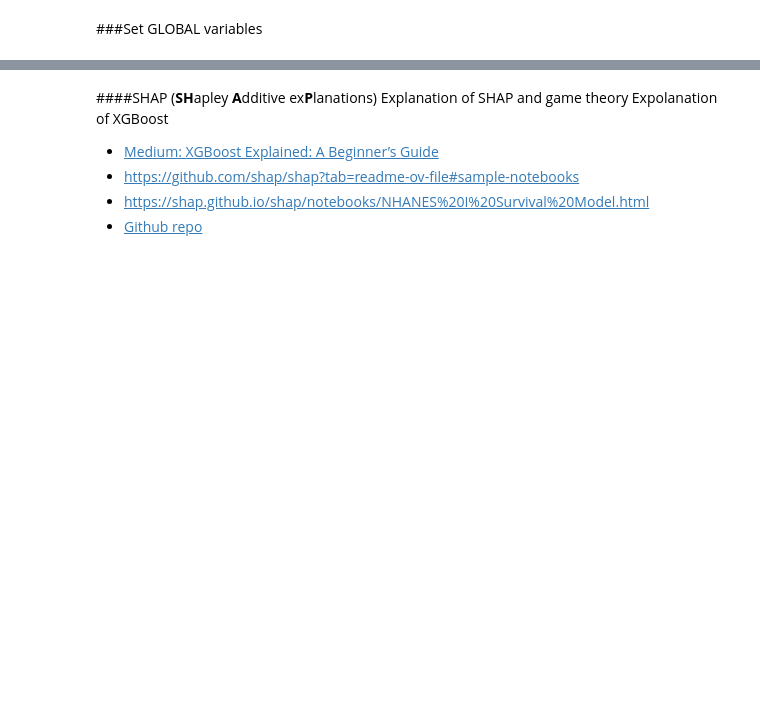
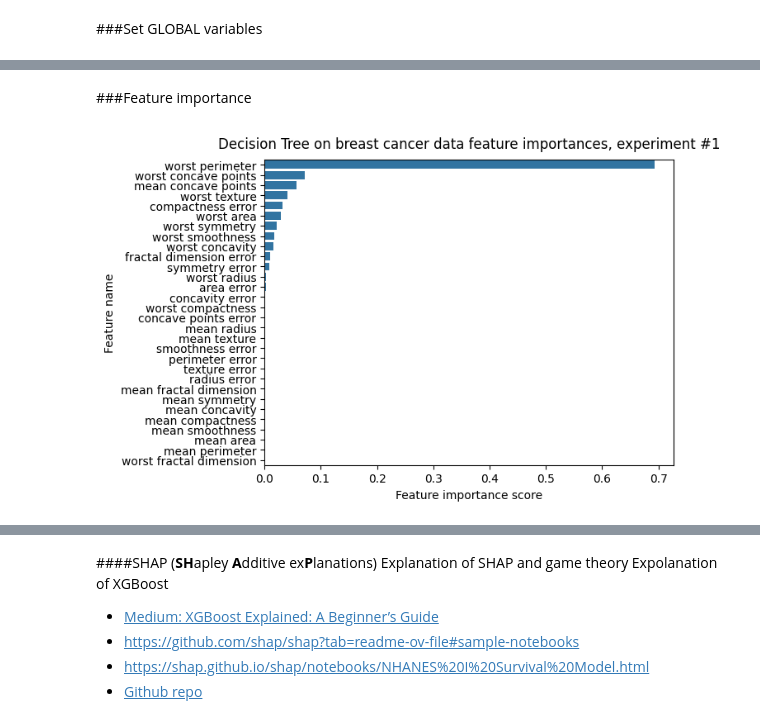
Before and after one commit to DannyData1419/Supervised-ML, a Jupyter notebook: Binary_Classification.ipynb, the cells around one changed output, grey strips where cells are left out. Saved outputs shown, nothing was run; the diff lists cells and outputs as text; code cells hidden in the pictures; blank space fills up the shorter version.

```diff
--- a/Binary_Classification.ipynb
+++ b/Binary_Classification.ipynb
@@ -267,0 +326,6 @@ plot_roc_curve(x, y, classifier, model_type, data_desc, experiment_num, label_ma
+# %% [markdown]
+###Feature importance
+# %%
+evaluator.plot_feature_importance()
+# %% [output]
+[figure, added]
```
Also changed, not shown: parts of 85 cells of this notebook.
